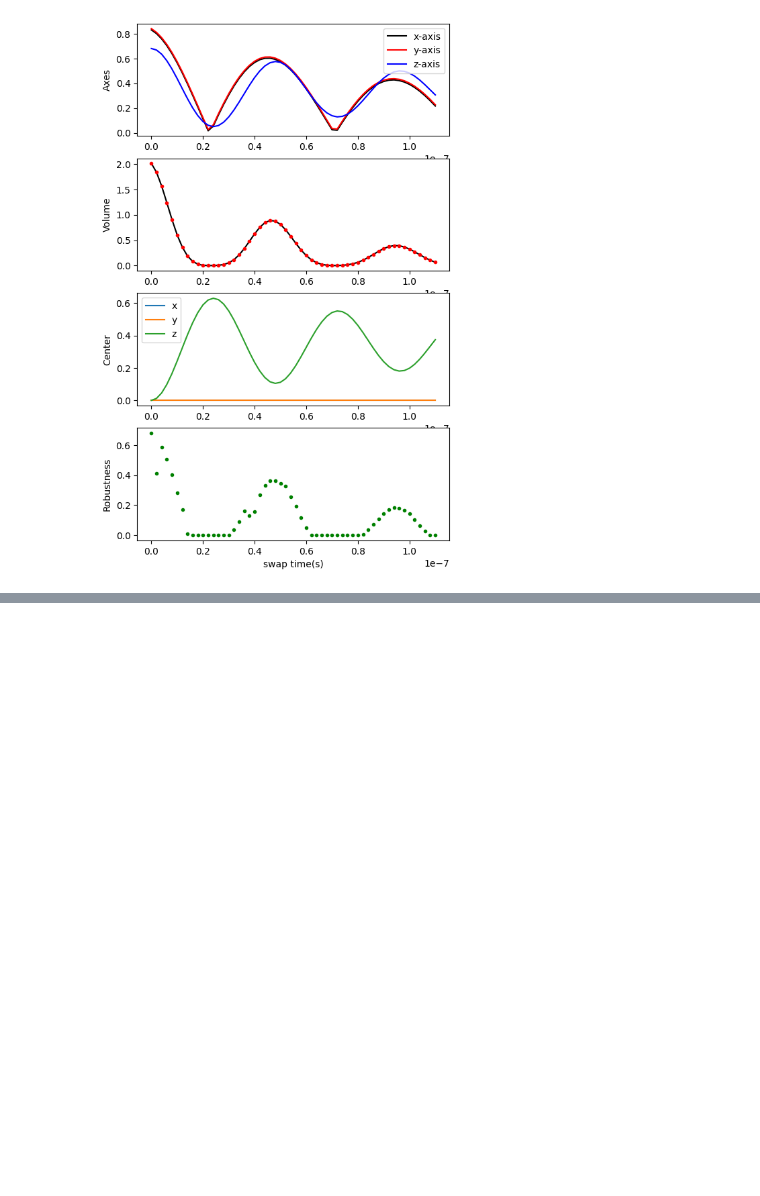
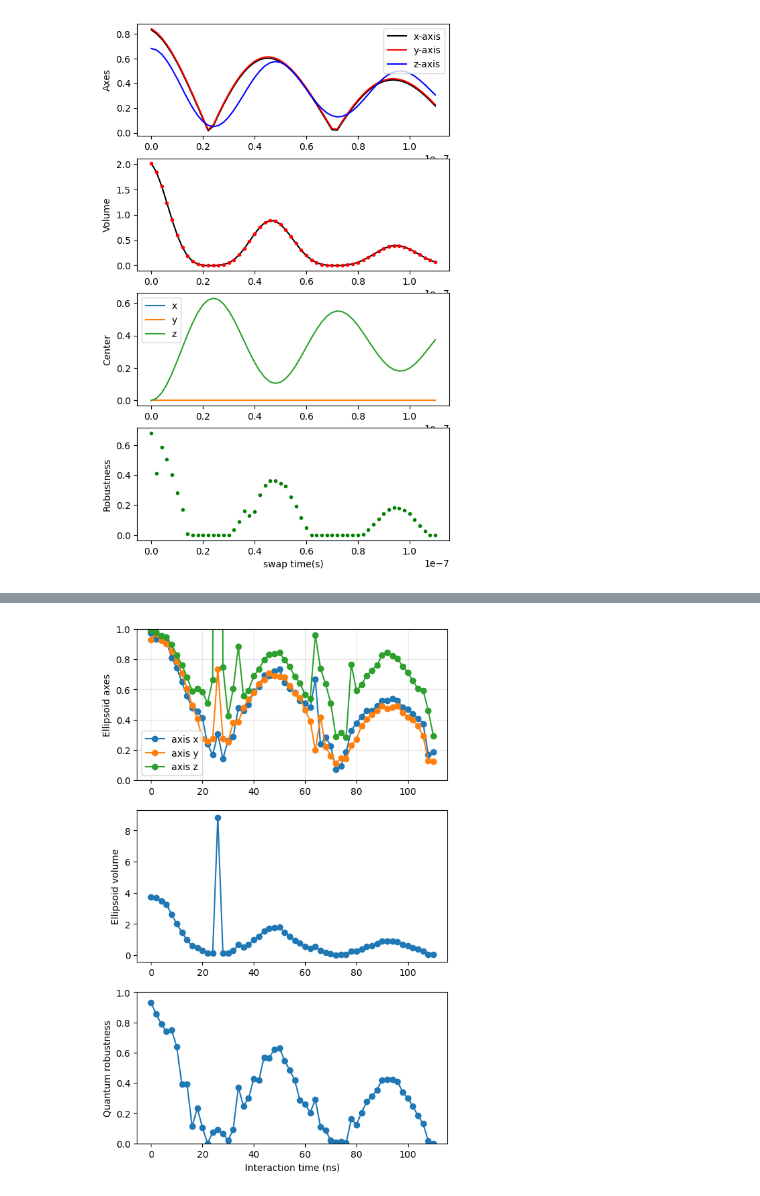
Before and after one commit to 44hsiang/quantum_memory_data, a Jupyter notebook: non_Markovian_data.ipynb, the cells around one changed output, grey strips where cells are left out. Drawn from its saved outputs; the diff is of its cells as text; code cells hidden in the pictures; blank space fills up the shorter version.

Commit message:
add nonMarkovian 110ns MLE sim

```diff
--- a/non_Markovian_data.ipynb
+++ b/non_Markovian_data.ipynb
@@ -14,7 +14,9 @@ non_Markovian_data = {
     },
     'mle':{
     },
-    'sim':{
+    'sim_raw':{
+    },
+    'sim_mle':{
     }
 }
 # %%
@@ -454,7 +458,7 @@ ax_QM.set_xlabel('swap time(s)')
 Text(0.5, 0, 'swap time(s)')
 [figure]
 # %%
-non_Markovian_data['sim'] = {key:{
+non_Markovian_data['sim_raw'] = {key:{
     'data':sim_swap_data[key],
     'ellipsoid':{
         'axes': swap_result_dict[key]['axes'],
@@ -491,0 +552,9 @@ plt.legend()
+# %%
+from quam_libs.quantum_memory.legacy.NoiseAnalyze import Checker, QuantumMemory
+
+def qm_value(axes,center,R):
+    qm_analyze = QuantumMemory(axes,center,R)
+    choi_state = qm_analyze.choi_state()
+    checker = Checker(choi_state)
+    choi, count = checker.choi_checker(index=[1], repeat=100, print_reason=False)
+    return QuantumMemory.memory_robustness(choi)
@@ -491,0 +601,26 @@ plt.legend()
+# %%
+axes_list = np.array([non_Markovian_data_mle[key]['ellipsoid']['axes'] for key in non_Markovian_key])
+volume_list = np.array([non_Markovian_data_mle[key]['ellipsoid']['volume'] for key in non_Markovian_key])
+robustness_list = [non_Markovian_data_mle[key]['quantum_information']['robustness'] for key in non_Markovian_key]
+fig = plt.figure(figsize=(6, 10))
+ax_name = ['axes', 'volume', 'QM']
+ax_axes = fig.add_subplot(len(ax_name), 1, 1)
+fitted_axes = np.zeros_like(axes_list)
+ax_volume = fig.add_subplot(len(ax_name), 1, 2)
+ax_QM = fig.add_subplot(len(ax_name), 1, 3)
+ax_axes.plot(interaction_time, axes_list[:,0], marker='o', label='axis x')
+ax_axes.plot(interaction_time, axes_list[:,1], marker='o', label='axis y')
+ax_axes.plot(interaction_time, axes_list[:,2], marker='o', label='axis z')
+ax_axes.legend()
+ax_axes.set_ylim(0,1)
+ax_axes.set_ylabel('Ellipsoid axes')
+ax_axes.grid(alpha=0.3)
+ax_volume.plot(interaction_time, volume_list, marker='o')
+ax_volume.set_ylabel('Ellipsoid volume')
+ax_QM.set_ylim(0,1)
+ax_QM.plot(interaction_time, robustness_list, marker='o')
+ax_QM.set_xlabel('Interaction time (ns)')
+ax_QM.set_ylabel('Quantum robustness')
+plt.show()
+# %% [output]
+[figure, added]
```
Also changed, not shown: parts of 29 cells of this notebook, 1 other file.
